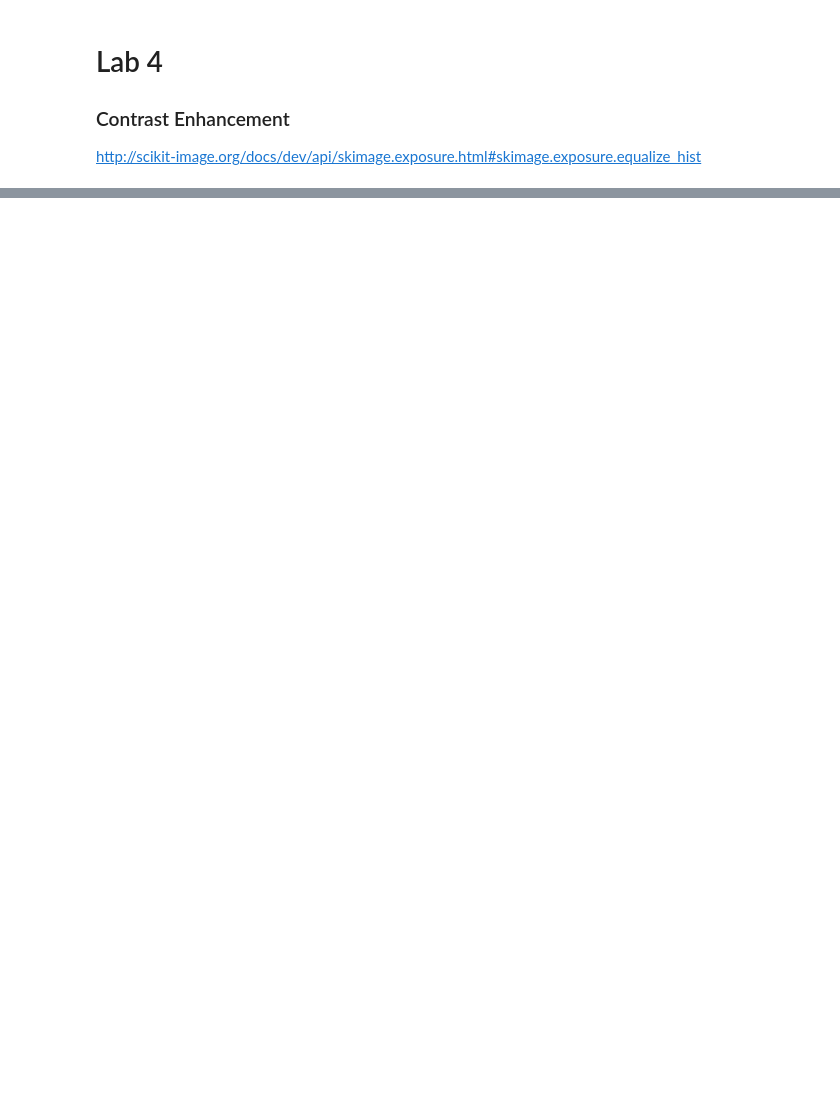
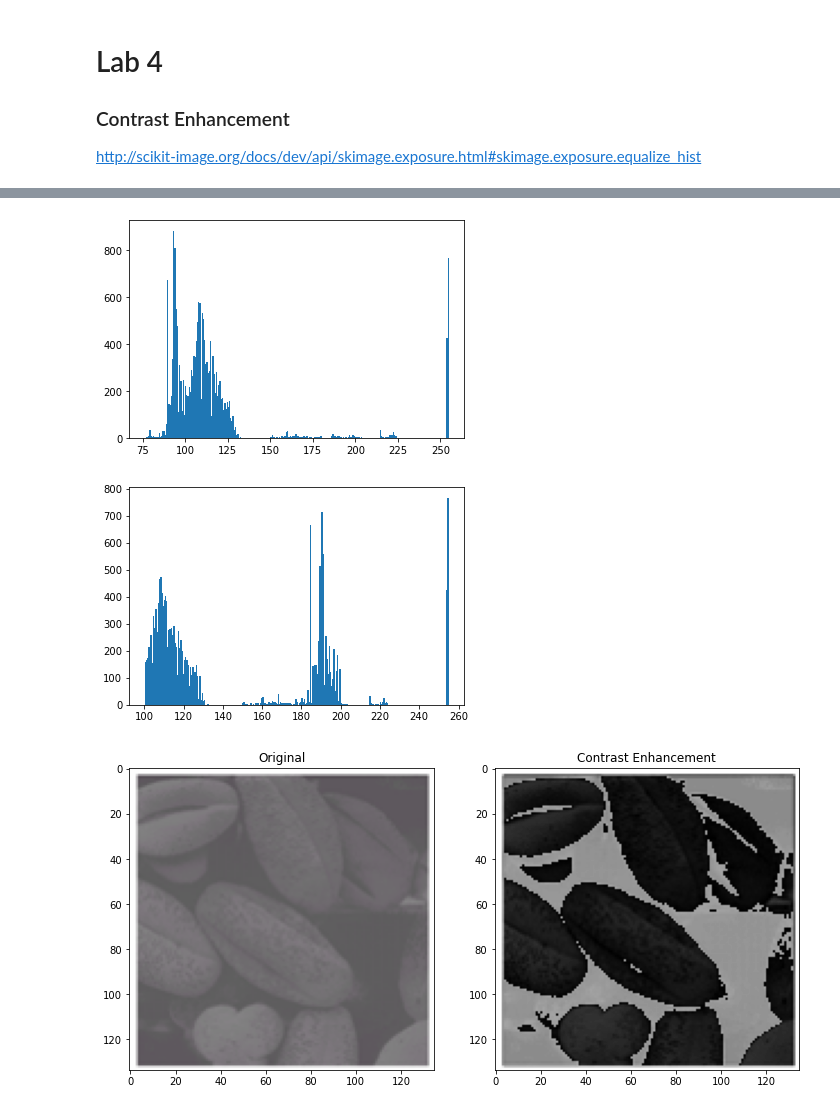
Before and after one commit to We2Am-BaSsem/IP-Labs, a Jupyter notebook: Lab04/Lab4_STD.ipynb, the cells around one changed output, grey strips where cells are left out. Saved outputs shown, nothing was run; the diff lists cells and outputs as text; code cells hidden in the pictures; blank space fills up the shorter version.

```diff
--- a/Lab04/Lab4_STD.ipynb
+++ b/Lab04/Lab4_STD.ipynb
@@ -60,0 +55,28 @@ def getImageWithHist(name,ext,nbins=256):
+# %%
+'''
+2
+Contrast Enhancement
+0 => 100
+50 => 200
+slope = 200-50 / 100-0 =  3/2
+y = 3x/2 + 50
+'''
+def Contrast_enhancement(image):
+    def mapping(value):
+        return ((3*value*255/2) + 50)/255
+    newImage = np.copy(image)
+    newImage[(newImage > 0) & (newImage < 100/255)] = mapping(newImage[(newImage > 0) & (newImage < 100/255)])
+    return newImage
+
+originalImage = io.imread('./imgs/Picture2.png')
+picture2 = rgb2gray(rgba2rgb(io.imread('./imgs/Picture2.png')))
+
+enhancedImage = Contrast_enhancement(picture2)
+
+showHist(picture2)
+showHist(enhancedImage)
+show_images(images = [originalImage,enhancedImage], titles = ['Original', 'Contrast Enhancement'])
+# %% [output]
+[figure, added]
+[figure, added]
+[figure, added]
```
Also changed, not shown: parts of 9 cells of this notebook, 1 other file.
